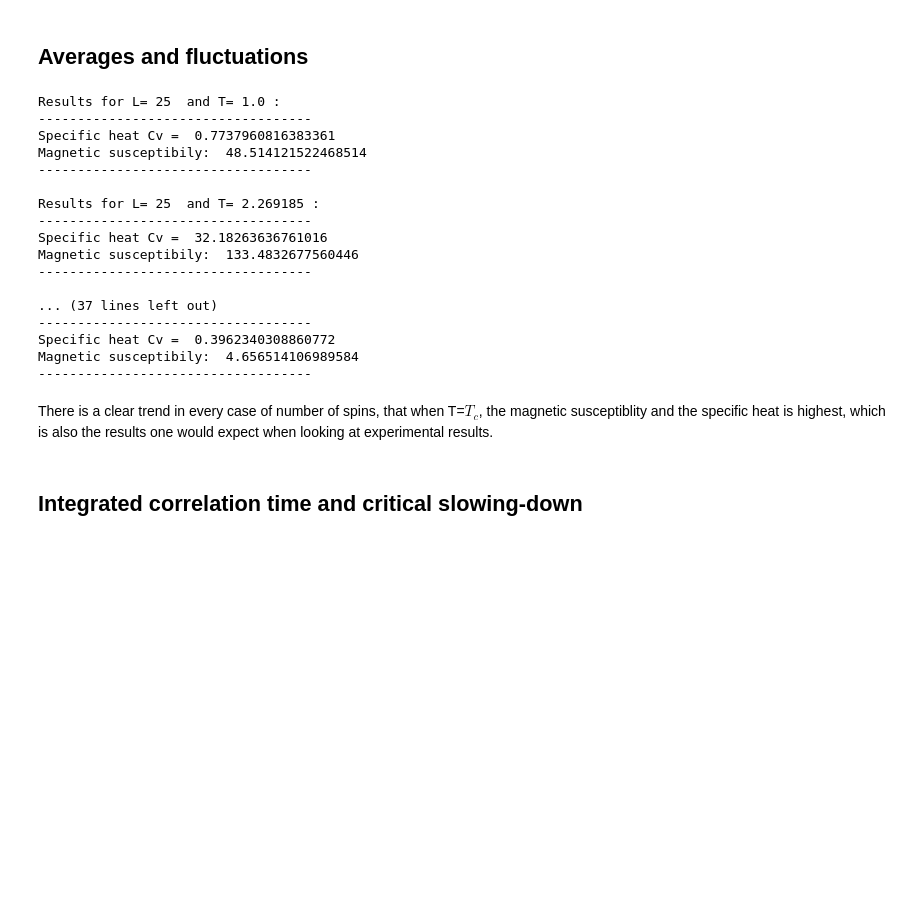
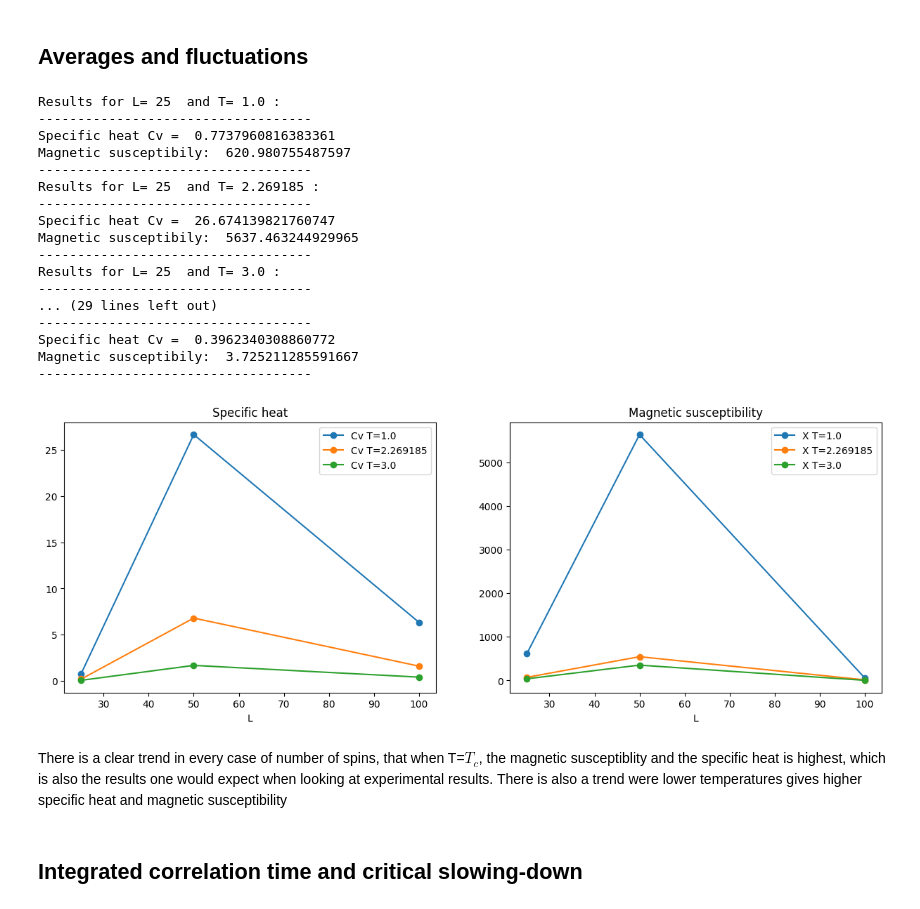
Before and after one commit to ivergro/Soft-Matter-Physics, a Jupyter notebook: Exercise_6_IM/results.ipynb, the cells around one changed output. Saved outputs shown, nothing was run; the diff lists cells and outputs as text; code cells hidden in the pictures; blank space fills up the shorter version.

```diff
--- a/Exercise_6_IM/results.ipynb
+++ b/Exercise_6_IM/results.ipynb
@@ -108,37 +109,51 @@ def print_observables(filepath, filename_E, filename_M, T, L, save=False):
 # %%
 # from plotter import print_observables
 Ls = [25,50,100]
+CVs = []
+Xs = []
 for L in Ls:
     filename_E = "energies_L="+str(Ls[i])+"_sweeps="+str(sweeps)+".txt"
     filename_M = "magnetizations_L="+str(Ls[i])+"_sweeps="+str(sweeps)+".txt"
     filename_spins = "saved_spin_values_L="+str(Ls[i])+"_sweeps="+str(sweeps)+".txt"
     for T in Ts:
         filepath = "./data/T={:.6f}/".format(T)
-        print_observables(filepath, filename_E, filename_M, T, L)
-        print()
-
-#Skrive hvilke equilibrium times som er brukt?
-#Har jeg riktig susceptibility formel?
+        Cv, X = print_observables(filepath, filename_E, filename_M, T, L)
+        CVs.append(Cv)
+        Xs.append(X)
+t = 0
+fig, ax = plt.subplots(1,2)
+for T in Ts[:]:
+    ax[0].plot(Ls, CVs[t:t+3],"-o", label="Cv T={}".format(T))
+    ax[1].plot(Ls, Xs[t:t+3],"-o", label="X T={}".format(T))
+    t += 3
+ax[0].legend()
+ax[1].legend()
+ax[0].set_title("Specific heat")
+ax[1].set_title("Magnetic susceptibility")
+ax[0].set_xlabel("L")
+ax[1].set_xlabel("L")
+fig.set_size_inches(15,5)
 # %% [output]
 Results for L= 25  and T= 1.0 :
 -----------------------------------
 Specific heat Cv =  0.7737960816383361
-Magnetic susceptibily:  48.514121522468514
+Magnetic susceptibily:  620.980755487597
 -----------------------------------
-
 Results for L= 25  and T= 2.269185 :
 -----------------------------------
-Specific heat Cv =  32.18263636761016
-Magnetic susceptibily:  133.4832677560446
+Specific heat Cv =  26.674139821760747
+Magnetic susceptibily:  5637.463244929965
 -----------------------------------
-
-... (37 lines left out)
+Results for L= 25  and T= 3.0 :
+-----------------------------------
+... (29 lines left out)
 -----------------------------------
 Specific heat Cv =  0.3962340308860772
-Magnetic susceptibily:  4.656514106989584
+Magnetic susceptibily:  3.725211285591667
 -----------------------------------
+[figure, added]
 # %% [markdown]
-There is a clear trend in every case of number of spins, that when T=$T_c$, the magnetic susceptiblity and the specific heat is highest, which is also the results one would expect when looking at experimental results.
+There is a clear trend in every case of number of spins, that when T=$T_c$, the magnetic susceptiblity and the specific heat is highest, which is also the results one would expect when looking at experimental results. There is also a trend were lower temperatures gives higher specific heat and magnetic susceptibility
 # %% [markdown]
 ## Integrated correlation time and critical slowing-down
 # %% [markdown]
```
Also changed, not shown: parts of 12 cells of this notebook, 26 other files.
